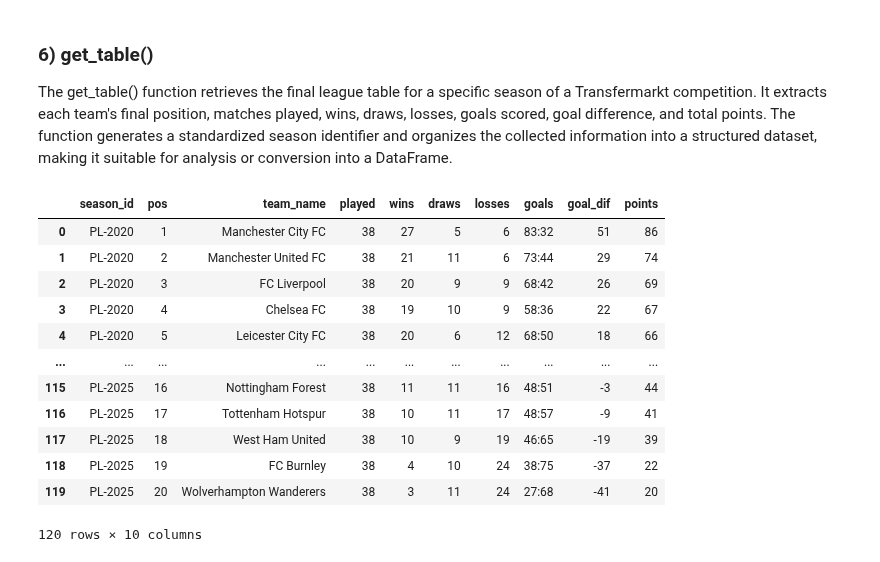
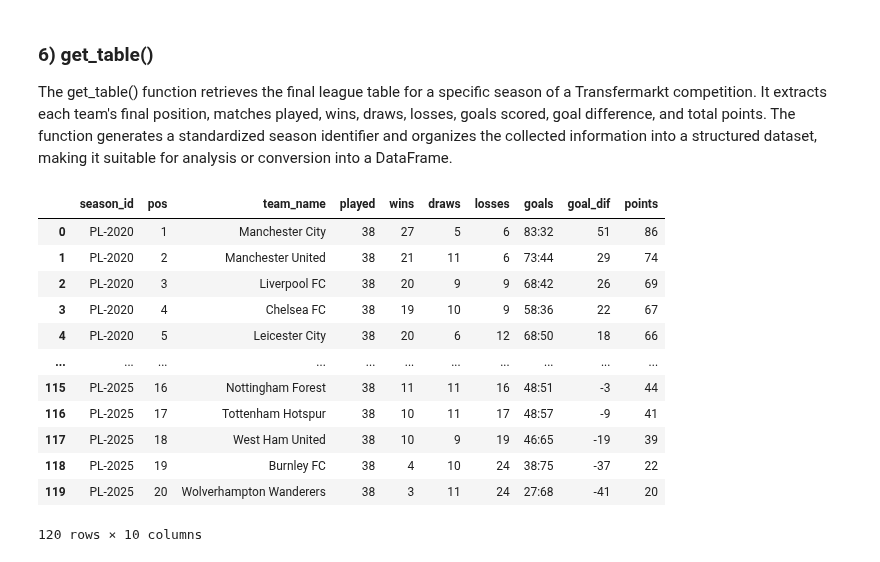
Before and after one commit to DaviGriebler/transfermarkt_scraping, a Jupyter notebook: testing scripts/scraping_examples.ipynb, the cells around one changed output. Saved outputs shown, nothing was run; the diff lists cells and outputs as text; code cells hidden in the pictures.

```diff
--- a/testing scripts/scraping_examples.ipynb
+++ b/testing scripts/scraping_examples.ipynb
@@ -284,19 +281,16 @@ def get_placements(headers, league, n_season, n_round):
     return round_classification
 # %%
 premier_placements = []
-head = []
 
-for season in range(2000,2002):
+for season in range(2024,2025):
     if season > 1994: season_round = 38
     else: season_round = 42
 
     for round in range(1,season_round+1):
-        temp = get_placements(headers,'premier-league',season,round)
-        premier_placements += temp[1:]
-        head = temp[0]
-premier_placements.insert(0,head)
+        placements_data = get_placements(headers,'premier-league', season, round)
+        premier_placements.extend(placements_data[1:])
 
-df_premier_placements = pd.DataFrame(premier_placements[1:], columns=premier_placements[0])
+df_premier_placements = pd.DataFrame(premier_placements, columns=placements_data[0])
 display(df_premier_placements)
 # %% [output]
 |  | season_id | round_id | placement | team_name | matches | wins | draws | losses | goals | goal_dif | ... |
@@ -320,7 +314,7 @@ The get_squad() function extracts squad-related information for every team parti
 def get_squad(headers, league, n_season):
     value = []
 
-    url = f'https://www.transfermarkt.com.br/{league}/startseite/wettbewerb/GB1/plus/?saison_id={n_season}'
+    url = f'https://www.transfermarkt.com/{league}/startseite/wettbewerb/GB1/plus/?saison_id={n_season}'
     response = requests.get(url, headers=headers)
     soup = BeautifulSoup(response.content, "lxml")
 
@@ -357,16 +351,13 @@ def get_squad(headers, league, n_season):
     return value
 # %%
 premier_squad = []
-head = []
 
 # transfermarkt only contains values for team_value from 2004
-for season in range(2004,2026):
-    temp = get_squad(headers,'premier-league',season)
-    premier_squad += temp[1:]
-    head = temp[0]
-premier_squad.insert(0,head)
+for season in range(2020,2026):
+    squad_data = get_squad(headers,'premier-league',season)
+    premier_squad.extend(squad_data[1:])
 
-df_premier_squad = pd.DataFrame(premier_squad[1:], columns=premier_squad[0])
+df_premier_squad = pd.DataFrame(premier_squad, columns=squad_data[0])
 display(df_premier_squad)
 # %% [output]
 |  | season_id | team_name | team_value | team_squad | team_avg_age | team_foreigners |
@@ -451,7 +442,7 @@ The get_table() function retrieves the final league table for a specific season
 def get_table(headers, league, n_season):
     final_placement = []
 
-    url = f'https://www.transfermarkt.com.br/{league}/tabelle/wettbewerb/GB1/saison_id/{n_season}'
+    url = f'https://www.transfermarkt.com/{league}/tabelle/wettbewerb/GB1/saison_id/{n_season}'
     response = requests.get(url, headers=headers)
     soup = BeautifulSoup(response.content, "lxml")
 
@@ -482,27 +473,24 @@ def get_table(headers, league, n_season):
     return final_placement
 # %%
 premier_table = []
-head = []
 
 for season in range(2020,2026):
-    temp = get_table(headers,'premier-league',season)
-    head = temp [0]
-    premier_table += temp[1:]
-premier_table.insert(0,head)
+    table_data = get_table(headers,'premier-league',season)
+    premier_table.extend(table_data[1:])
 
-df_premier_table = pd.DataFrame(premier_table[1:],columns=premier_table[0])
+df_premier_table = pd.DataFrame(premier_table,columns=table_data[0])
 display(df_premier_table)
 # %% [output]
 |  | season_id | pos | team_name | played | wins | draws | losses | goals | goal_dif | points |
-| 0 | PL-2020 | 1 | Manchester City FC | 38 | 27 | 5 | 6 | 83:32 | 51 | 86 |
-| 1 | PL-2020 | 2 | Manchester United FC | 38 | 21 | 11 | 6 | 73:44 | 29 | 74 |
-| 2 | PL-2020 | 3 | FC Liverpool | 38 | 20 | 9 | 9 | 68:42 | 26 | 69 |
+| 0 | PL-2020 | 1 | Manchester City | 38 | 27 | 5 | 6 | 83:32 | 51 | 86 |
+| 1 | PL-2020 | 2 | Manchester United | 38 | 21 | 11 | 6 | 73:44 | 29 | 74 |
+| 2 | PL-2020 | 3 | Liverpool FC | 38 | 20 | 9 | 9 | 68:42 | 26 | 69 |
 | 3 | PL-2020 | 4 | Chelsea FC | 38 | 19 | 10 | 9 | 58:36 | 22 | 67 |
-| 4 | PL-2020 | 5 | Leicester City FC | 38 | 20 | 6 | 12 | 68:50 | 18 | 66 |
+| 4 | PL-2020 | 5 | Leicester City | 38 | 20 | 6 | 12 | 68:50 | 18 | 66 |
 | ... | ... | ... | ... | ... | ... | ... | ... | ... | ... | ... |
 | 115 | PL-2025 | 16 | Nottingham Forest | 38 | 11 | 11 | 16 | 48:51 | -3 | 44 |
 | 116 | PL-2025 | 17 | Tottenham Hotspur | 38 | 10 | 11 | 17 | 48:57 | -9 | 41 |
 | 117 | PL-2025 | 18 | West Ham United | 38 | 10 | 9 | 19 | 46:65 | -19 | 39 |
-| 118 | PL-2025 | 19 | FC Burnley | 38 | 4 | 10 | 24 | 38:75 | -37 | 22 |
+| 118 | PL-2025 | 19 | Burnley FC | 38 | 4 | 10 | 24 | 38:75 | -37 | 22 |
 | 119 | PL-2025 | 20 | Wolverhampton Wanderers | 38 | 3 | 11 | 24 | 27:68 | -41 | 20 |
 120 rows × 10 columns
```
Also changed, not shown: parts of 9 cells of this notebook, 2 other files.
